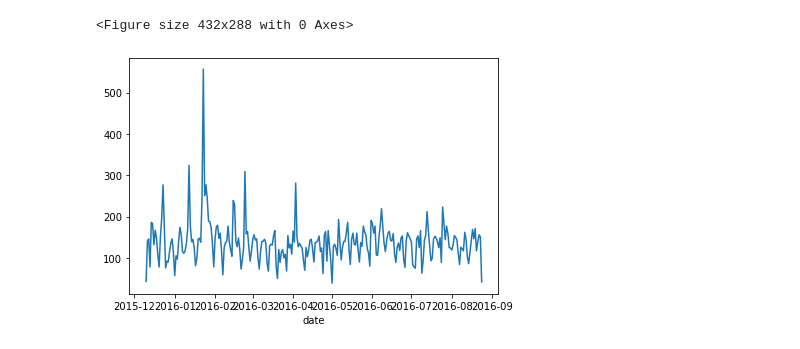
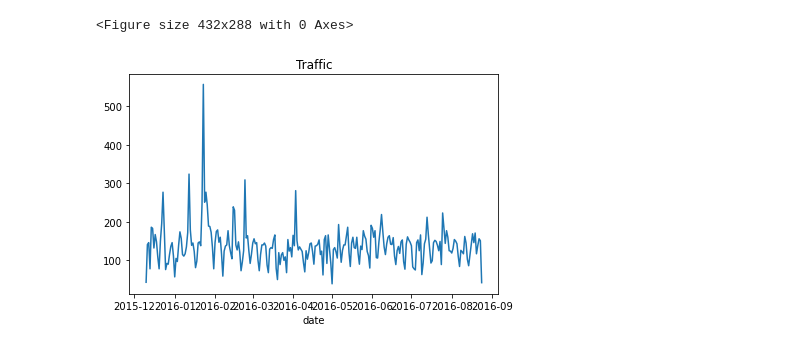
Before and after one commit to pradhan-asish/Capstone-Projects, a Jupyter notebook: Capstone_Project_1.ipynb, the cells around one changed output. Cells and saved outputs as stored; diff of their text form; code cells hidden in the pictures.

Commit message:
Traffic plot plotted

```diff
--- a/Capstone_Project_1.ipynb
+++ b/Capstone_Project_1.ipynb
@@ -272,6 +272,7 @@ plt.tight_layout()
 <Figure size 432x288 with 0 Axes>
 # %%
 df[df['reasons']=='Traffic'].groupby('date').count()['lat'].plot()
+plt.title('Traffic')
 plt.tight_layout()
 # %% [output]
-[figure, old version]
+[figure, new version]
```
